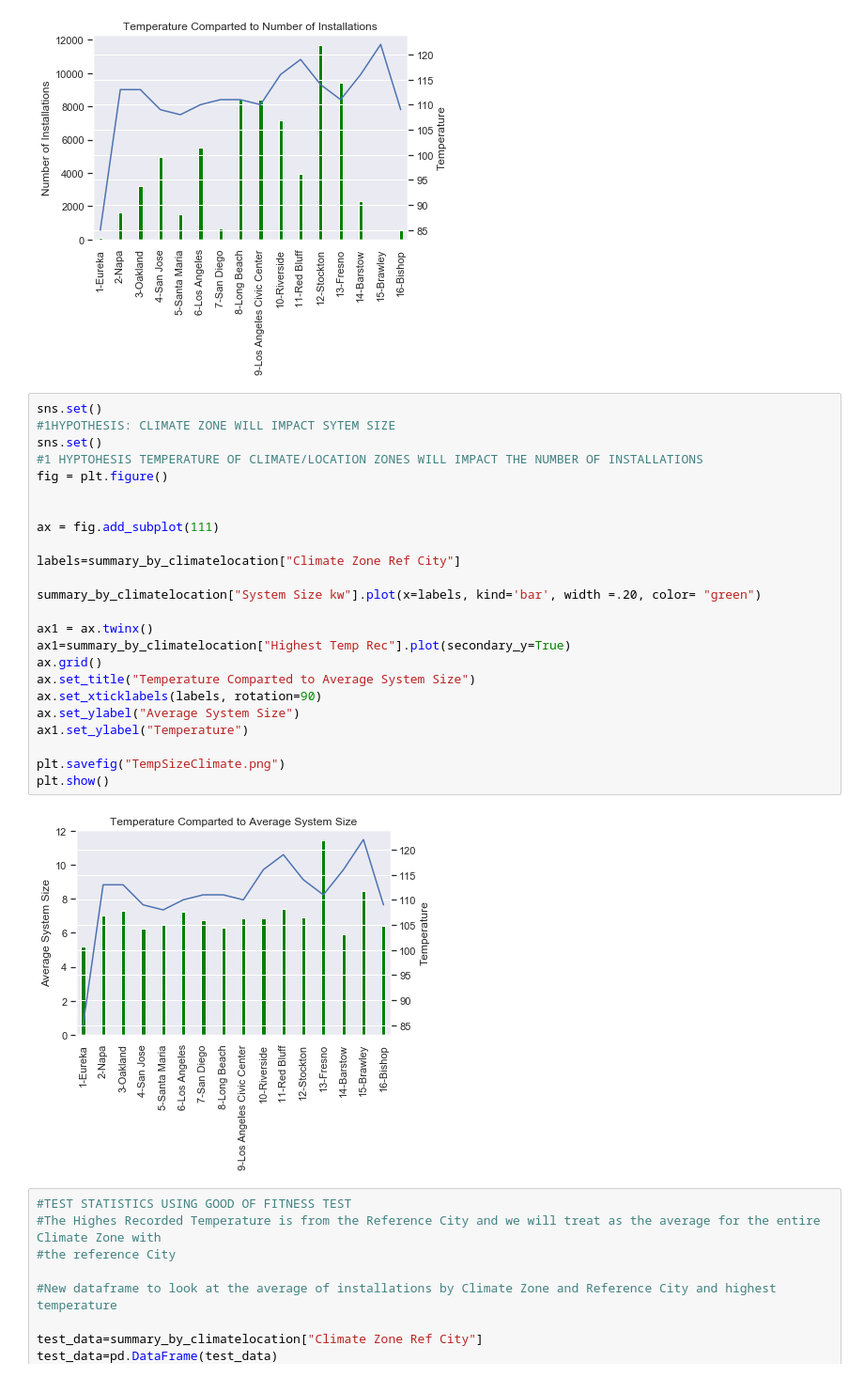
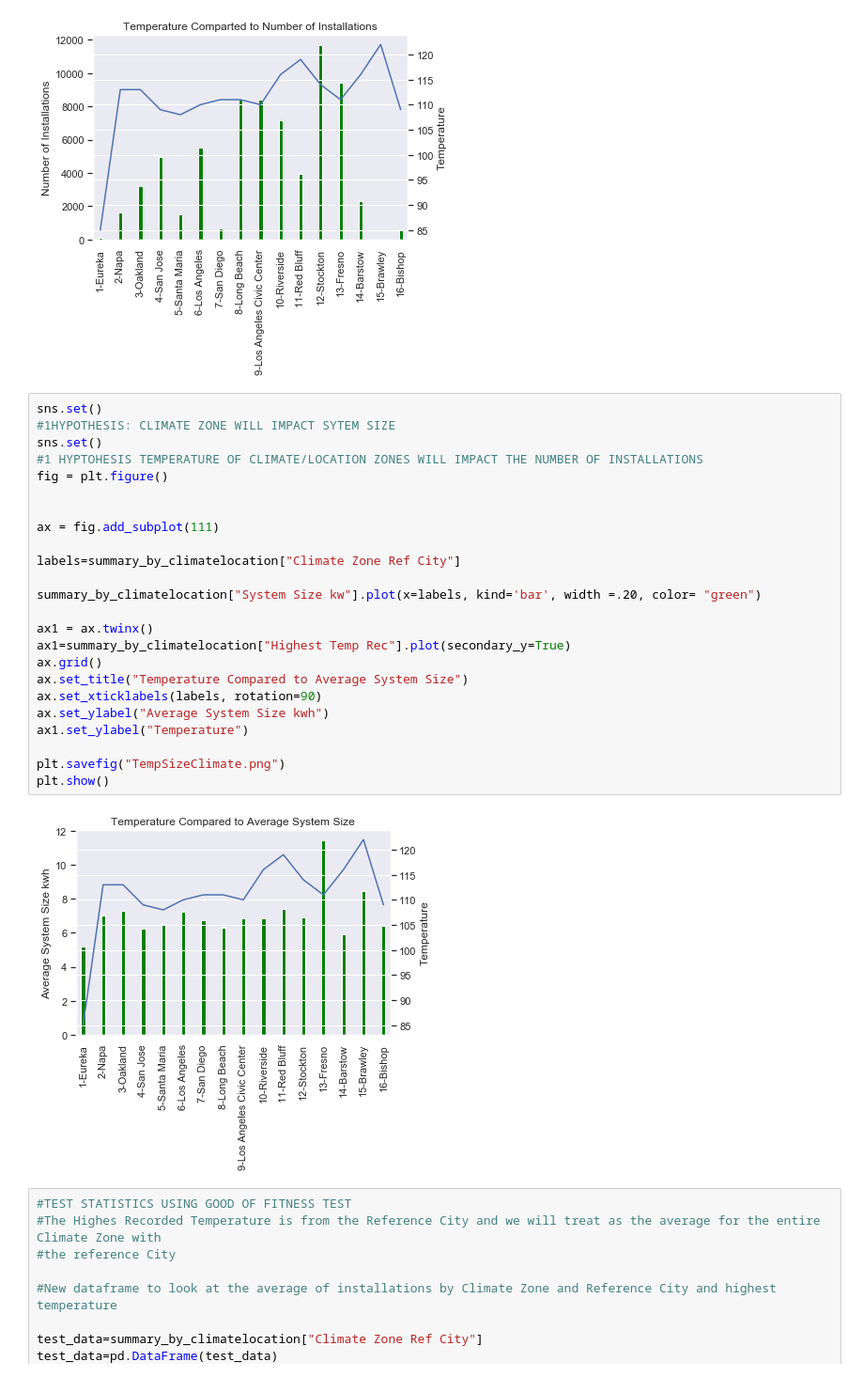
Before and after one commit to dylanmkaiser/Project1, a Jupyter notebook: open_pv_california_2015-V4.ipynb, the cells around one changed output. Shown at 94% size. Drawn from its saved outputs; the diff is of its cells as text.

```diff
--- a/open_pv_california_2015-V4.ipynb
+++ b/open_pv_california_2015-V4.ipynb
@@ -210,29 +210,29 @@ plt.show()
 # %%
 sns.set()
 #1HYPOTHESIS: CLIMATE ZONE WILL IMPACT SYTEM SIZE
 sns.set()
 #1 HYPTOHESIS TEMPERATURE OF CLIMATE/LOCATION ZONES WILL IMPACT THE NUMBER OF INSTALLATIONS
 fig = plt.figure()
 
 
 ax = fig.add_subplot(111)
 
 labels=summary_by_climatelocation["Climate Zone Ref City"]
 
 summary_by_climatelocation["System Size kw"].plot(x=labels, kind='bar', width =.20, color= "green")
 
 ax1 = ax.twinx()
 ax1=summary_by_climatelocation["Highest Temp Rec"].plot(secondary_y=True)
 ax.grid()
-ax.set_title("Temperature Comparted to Average System Size")
+ax.set_title("Temperature Compared to Average System Size")
 ax.set_xticklabels(labels, rotation=90)
-ax.set_ylabel("Average System Size")
+ax.set_ylabel("Average System Size kwh")
 ax1.set_ylabel("Temperature")
 
 plt.savefig("TempSizeClimate.png")
 plt.show()
 # %% [output]
-[figure, old version]
+[figure, new version]
 # %%
 #TEST STATISTICS USING GOOD OF FITNESS TEST
 #The Highes Recorded Temperature is from the Reference City and we will treat as the average for the entire Climate Zone with
```
